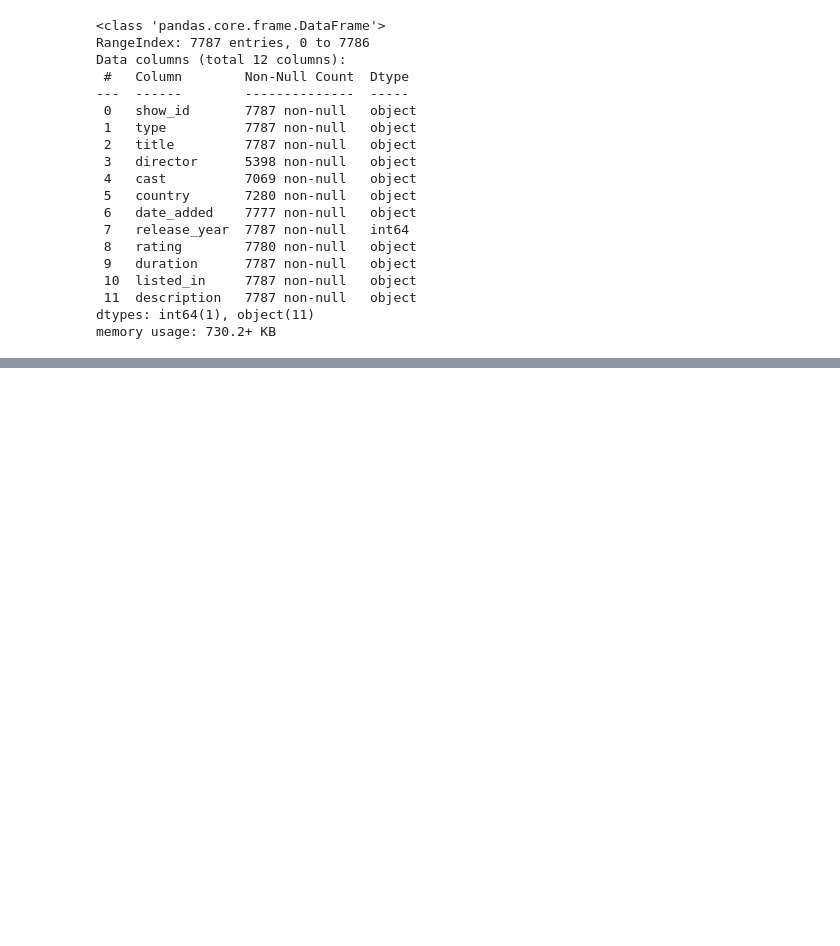
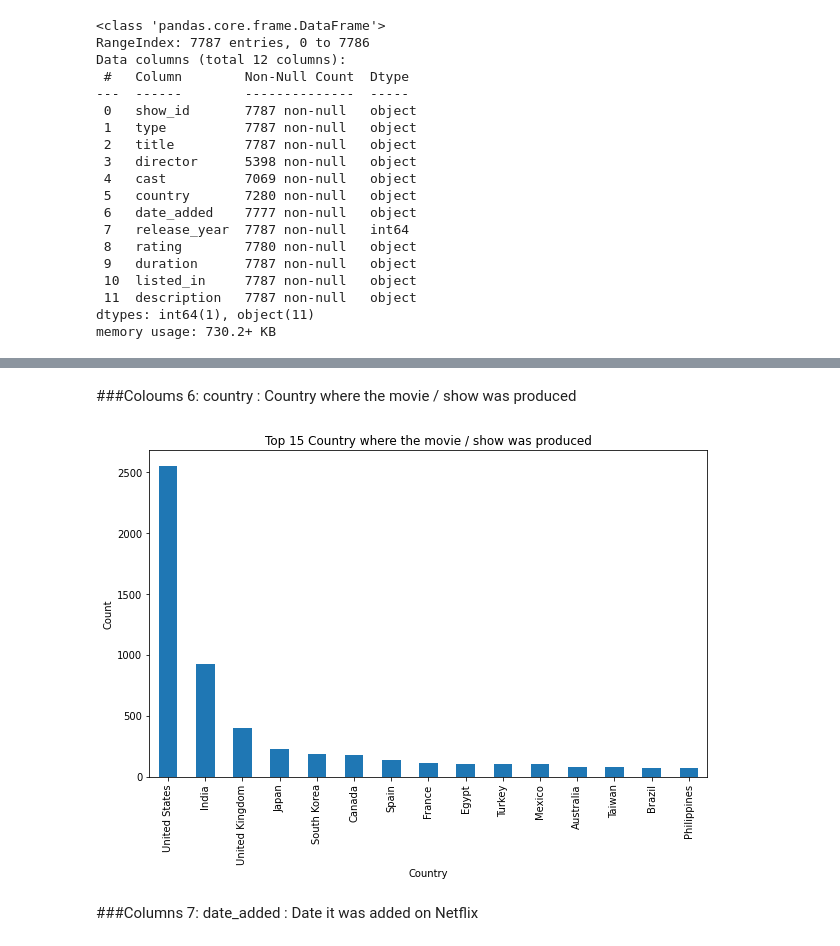
Before and after one commit to Anku0210/NETFLIX-MOVIES-AND-TV-SHOWS-CLUSTERING, a Jupyter notebook: NETFLIX_MOVIES_AND_TV_SHOWS_CLUSTERING.ipynb, the cells around one changed output, grey strips where cells are left out. Cells and saved outputs as stored; diff of their text form; code cells hidden in the pictures; blank space fills up the shorter version.

```diff
--- a/NETFLIX_MOVIES_AND_TV_SHOWS_CLUSTERING.ipynb
+++ b/NETFLIX_MOVIES_AND_TV_SHOWS_CLUSTERING.ipynb
@@ -142,0 +321,13 @@ memory usage: 730.2+ KB
+# %% [markdown]
+###Coloums 6: country : Country where the movie / show was produced
+# %%
+#top 15 country where the movie/shows was produced
+data_copy["country"].value_counts()[:15].sort_values(ascending=False).plot(kind="bar")
+plt.title("Top 15 Country where the movie / show was produced")
+plt.xlabel("Country")
+plt.ylabel("Count")
+plt.show()
+# %% [output]
+[figure, added]
+# %% [markdown]
+###Columns 7: date_added : Date it was added on Netflix
```
Also changed, not shown: parts of 47 cells of this notebook.
